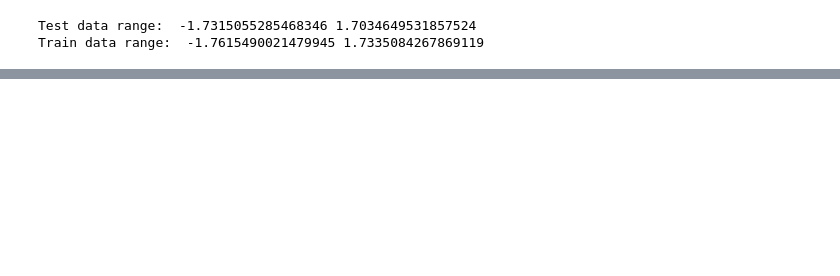
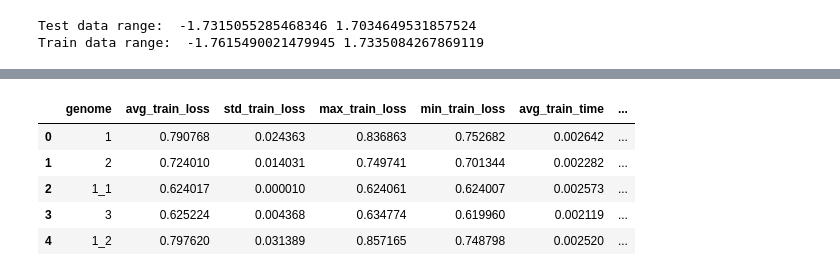
Before and after one commit to JGolaszewski/KAN-vs-MLP, a Jupyter notebook: kan-mlp-comparasion.ipynb, the cells around one changed output, grey strips where cells are left out. Drawn from its saved outputs; the diff is of its cells as text; code cells hidden in the pictures; blank space fills up the shorter version.

```diff
--- a/kan-mlp-comparasion.ipynb
+++ b/kan-mlp-comparasion.ipynb
@@ -165,4 +147,13 @@ simulate_data(
 # %%
 import pandas as pd
 
-sim_data = pd.read_csv('./sim_data/sim_run_2025-11-10_18-38-29')
+sim_data = pd.read_csv('./sim_data/sim_run_2025-11-10_19-10-18', index_col=0)
+
+sim_data.head(5)
+# %% [output]
+|  | genome | avg_train_loss | std_train_loss | max_train_loss | min_train_loss | avg_train_time | ... |
+| 0 | 1 | 0.790768 | 0.024363 | 0.836863 | 0.752682 | 0.002642 | ... |
+| 1 | 2 | 0.724010 | 0.014031 | 0.749741 | 0.701344 | 0.002282 | ... |
+| 2 | 1_1 | 0.624017 | 0.000010 | 0.624061 | 0.624007 | 0.002573 | ... |
+| 3 | 3 | 0.625224 | 0.004368 | 0.634774 | 0.619960 | 0.002119 | ... |
+| 4 | 1_2 | 0.797620 | 0.031389 | 0.857165 | 0.748798 | 0.002520 | ... |
```
Also changed, not shown: parts of 8 cells of this notebook, 1 other file.
